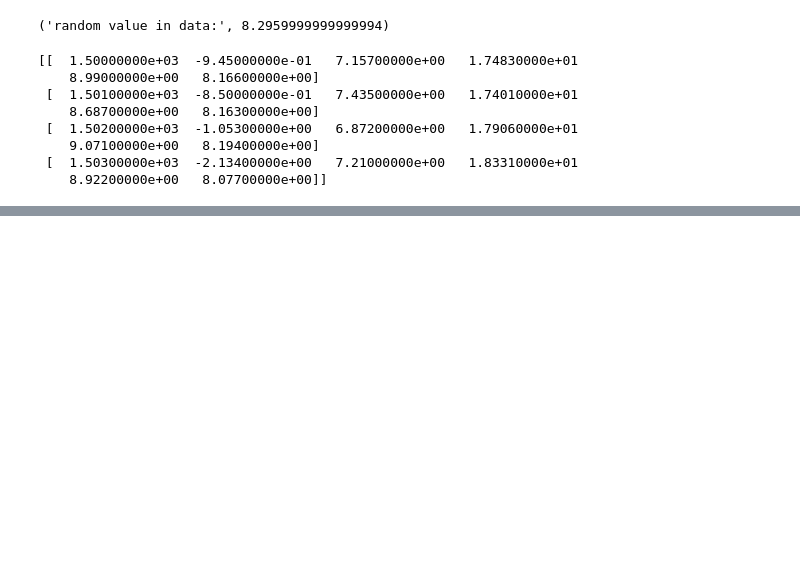
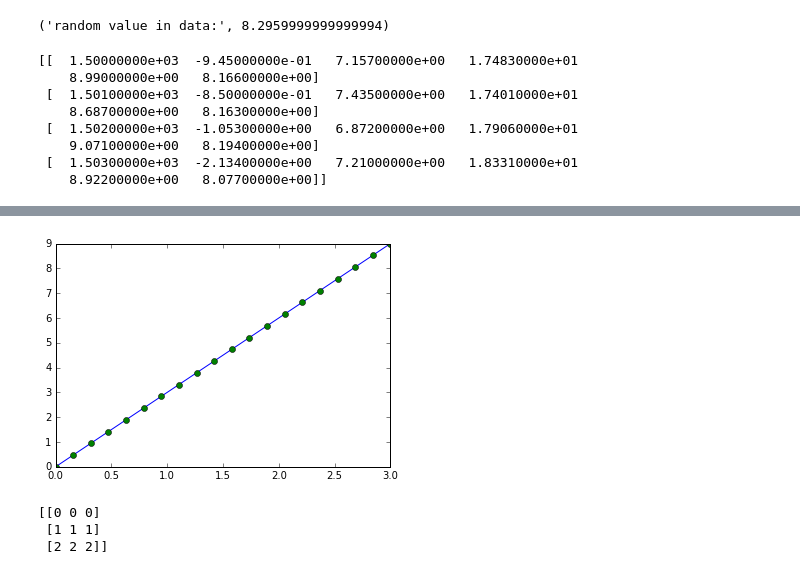
Before and after one commit to dansand/Python, a Jupyter notebook: notebooks/book/numpy.ipynb, the cells around one changed output, grey strips where cells are left out. Cells and saved outputs as stored; diff of their text form; code cells hidden in the pictures; blank space fills up the shorter version.

```diff
--- a/notebooks/book/numpy.ipynb
+++ b/notebooks/book/numpy.ipynb
@@ -87,0 +129,15 @@ print(data[5:10, 0:5])
+# %%
+x = np.linspace(0, 3, 20)
+y = np.linspace(0, 9, 20)
+plt.plot(x, y)       # line plot
+plt.plot(x, y, 'o')  # dot plot
+plt.show()
+# %% [output]
+[figure, added]
+# %%
+x, y = mgrid[0:3, 0:3] # similar to meshgrid in MATLAB
+print(x)
+# %% [output]
+[[0 0 0]
+ [1 1 1]
+ [2 2 2]]
```
Also changed, not shown: parts of 96 cells of this notebook.
